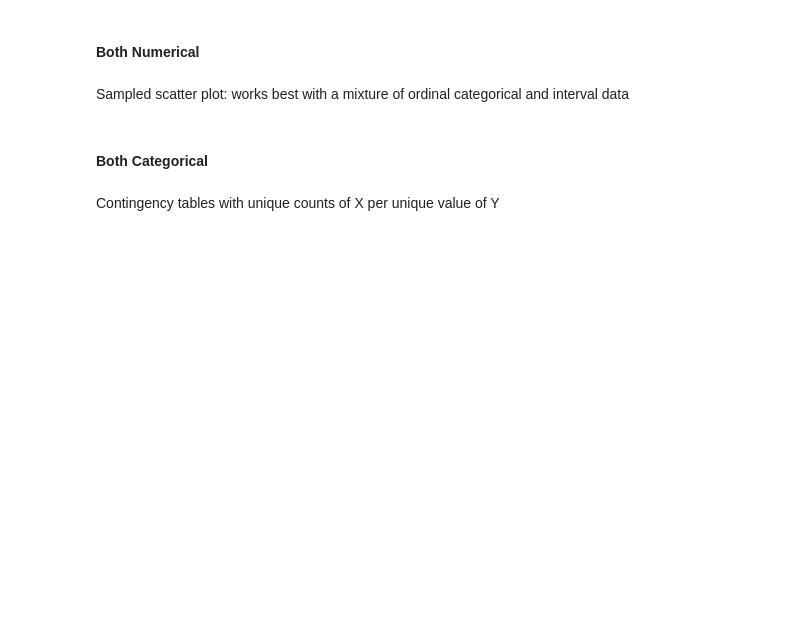
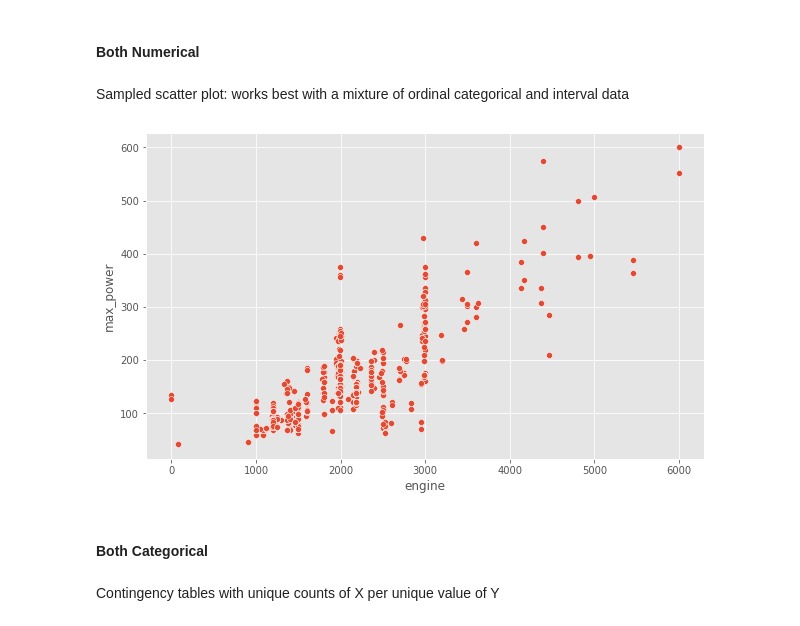
Before and after one commit to ayush-vatsal/Car_Prices-A_Prediction_Service, a Jupyter notebook: Car_Price_EDA.ipynb, the cells around one changed output. Saved outputs shown, nothing was run; the diff lists cells and outputs as text; code cells hidden in the pictures; blank space fills up the shorter version.

```diff
--- a/Car_Price_EDA.ipynb
+++ b/Car_Price_EDA.ipynb
@@ -1017,6 +1039,14 @@ cont_table
 #### Both Numerical
 # %% [markdown]
 Sampled scatter plot: works best with a mixture of ordinal categorical and interval data
+# %%
+%matplotlib inline
+feature_1 = df['engine']
+feature_2 = df['max_power']
+fig, scatter = plt.subplots(1, 1, figsize=(10, 6))
+scatter = sns.scatterplot(x = feature_1, y=feature_2, data=df, ax=scatter)
+# %% [output]
+[figure, added]
 # %% [markdown]
 #### Both Categorical
 # %% [markdown]
```
Also changed, not shown: parts of 21 cells of this notebook.
